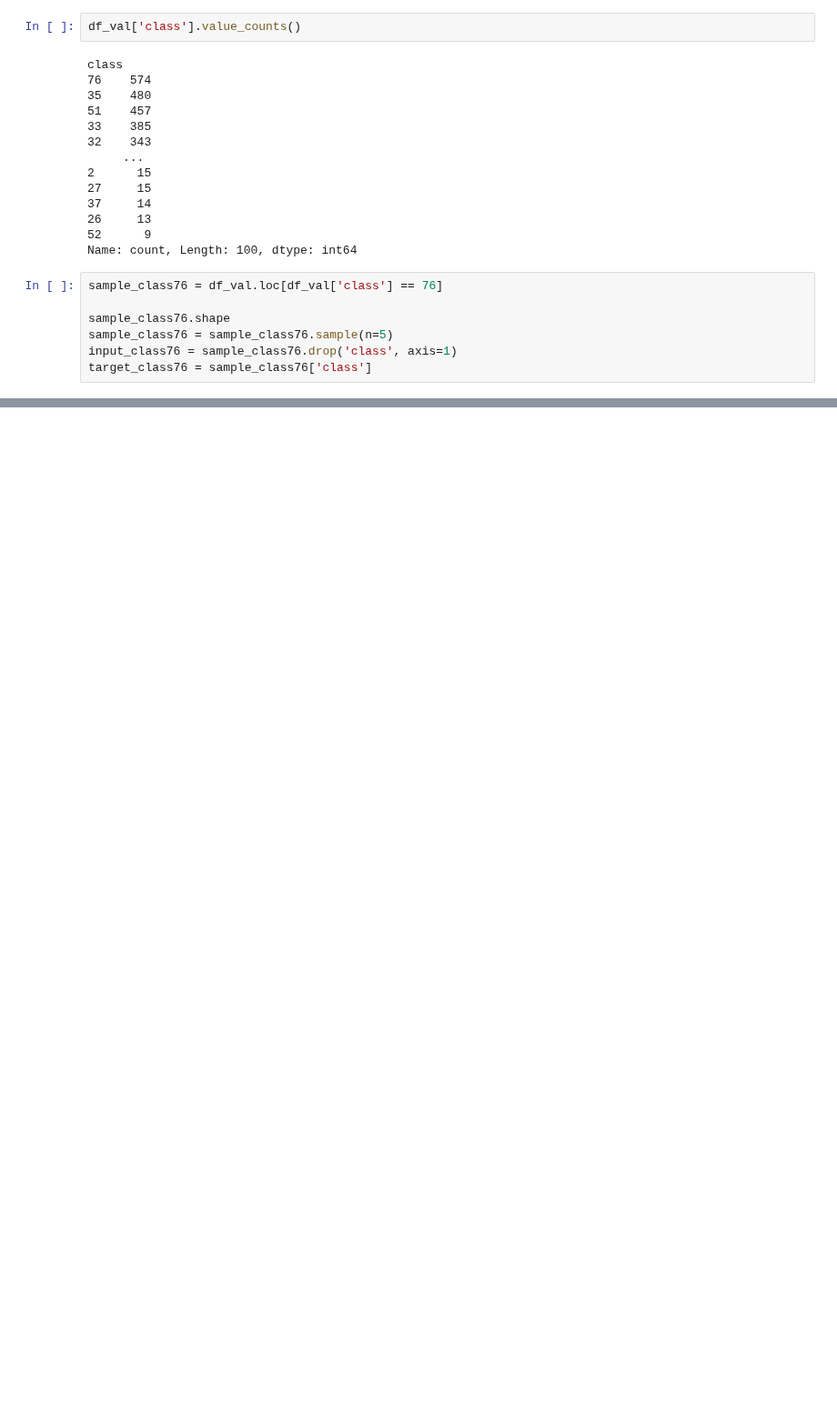
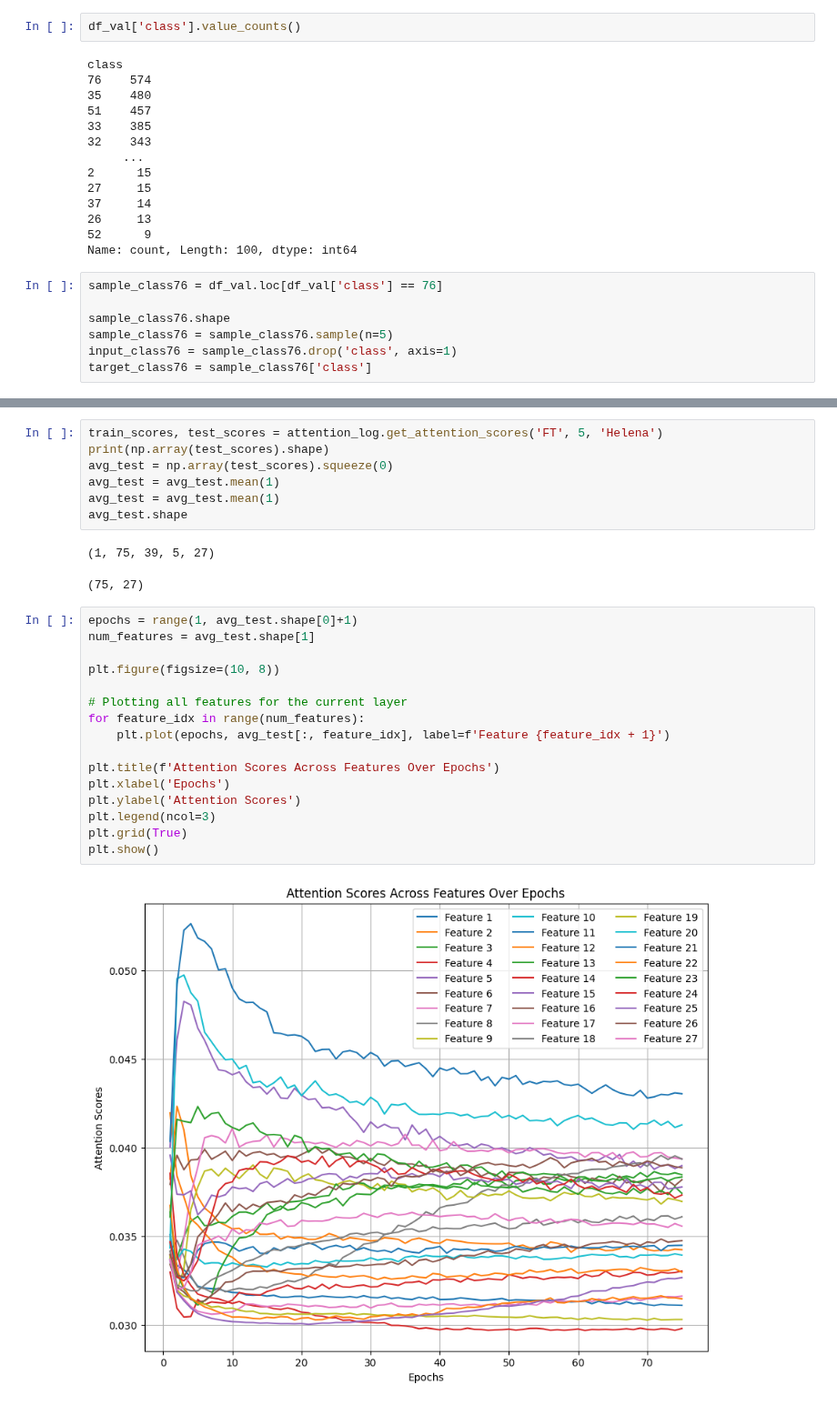
Before and after one commit to Colorado-Mesa-University-Cybersecurity/CAT-Transformer, a Jupyter notebook: interpretability/attn_for_class.ipynb, the cells around one changed output, grey strips where cells are left out. Shown at 91% size. Cells and saved outputs as stored; diff of their text form; blank space fills up the shorter version.

```diff
--- a/interpretability/attn_for_class.ipynb
+++ b/interpretability/attn_for_class.ipynb
@@ -329,0 +385,28 @@ plt.show()
+# %%
+train_scores, test_scores = attention_log.get_attention_scores('FT', 5, 'Helena')
+print(np.array(test_scores).shape)
+avg_test = np.array(test_scores).squeeze(0)
+avg_test = avg_test.mean(1)
+avg_test = avg_test.mean(1)
+avg_test.shape
+# %% [output]
+(1, 75, 39, 5, 27)
+(75, 27)
+# %%
+epochs = range(1, avg_test.shape[0]+1)
+num_features = avg_test.shape[1]
+
+plt.figure(figsize=(10, 8))
+
+# Plotting all features for the current layer
+for feature_idx in range(num_features):
+    plt.plot(epochs, avg_test[:, feature_idx], label=f'Feature {feature_idx + 1}')
+
+plt.title(f'Attention Scores Across Features Over Epochs')
+plt.xlabel('Epochs')
+plt.ylabel('Attention Scores')
+plt.legend(ncol=3)
+plt.grid(True)
+plt.show()
+# %% [output]
+[figure, added]
```
Also changed, not shown: parts of 22 cells of this notebook, 12 other files.
